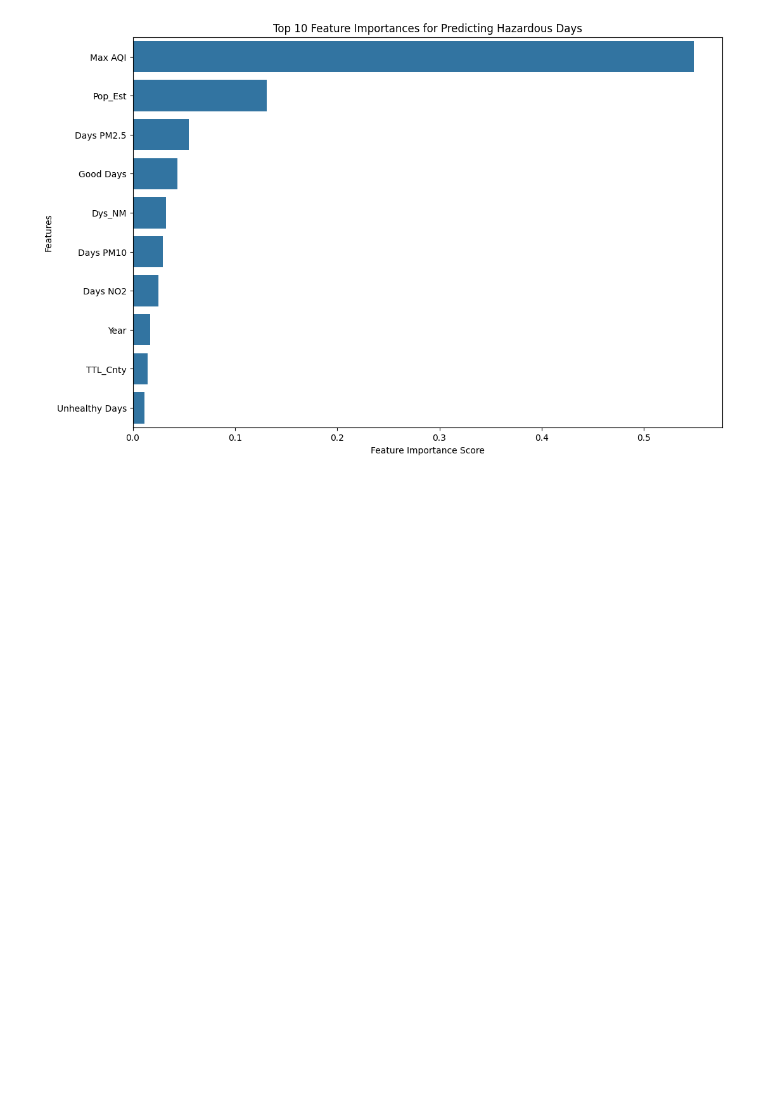
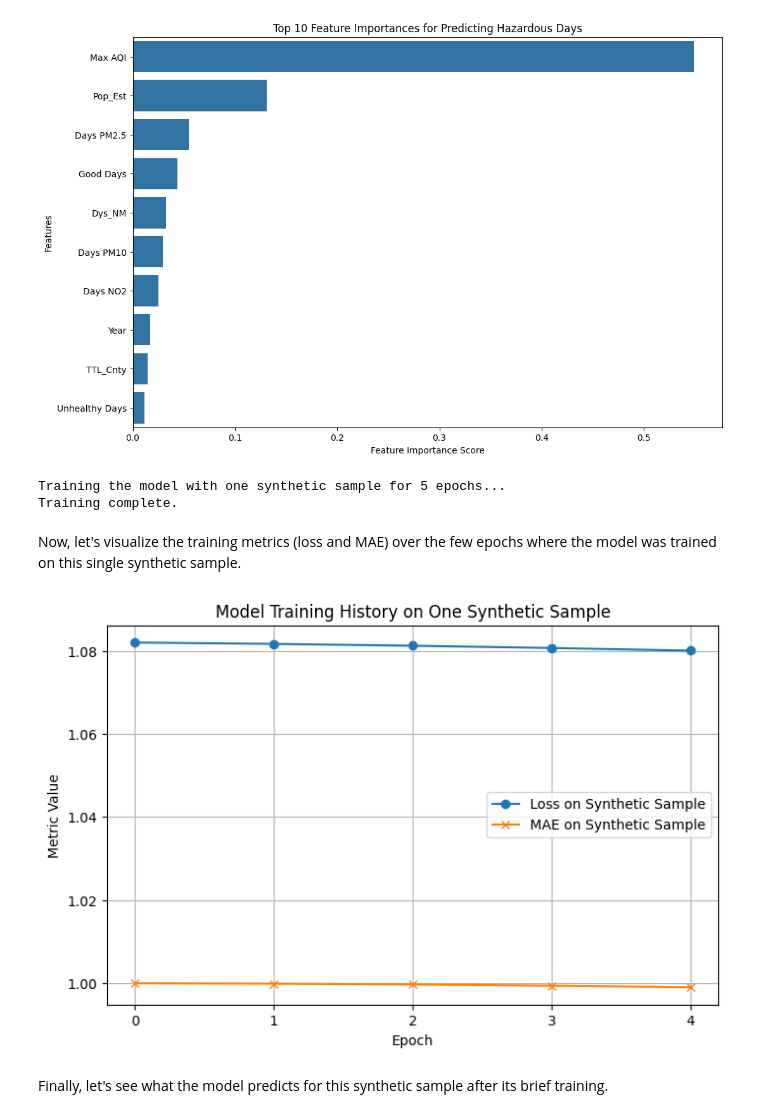
Before and after one commit to MuhammadTalha121/AQI_Analysis_from_1980-2022, a Jupyter notebook: AQI_Analysis_from_1980_2022.ipynb, the cells around one changed output. Cells and saved outputs as stored; diff of their text form; code cells hidden in the pictures; blank space fills up the shorter version.

```diff
--- a/AQI_Analysis_from_1980_2022.ipynb
+++ b/AQI_Analysis_from_1980_2022.ipynb
@@ -907,0 +901,5 @@ plt.show()
+# %%
+from sklearn.ensemble import RandomForestRegressor
+
+model = RandomForestRegressor(n_estimators=100, random_state=42)
+model.fit(X_train, y_train)
@@ -1038,3 +955,43 @@ plt.ylabel('Features')
 plt.show()
 # %% [output]
 [figure]
+# %%
+import numpy as np
+import matplotlib.pyplot as plt
+
+# Create a synthetic sample by taking the mean of the training data
+synthetic_X_values = X_train.mean().values.reshape(1, -1)
+synthetic_y_value = np.array([1.0])  # Assign a plausible 'Hazardous Days' value
+
+# Scale the synthetic sample using the already fitted standard_scaler
+synthetic_X_scaled = standard_scaler.transform(synthetic_X_values)
+
+print("Training the model with one synthetic sample for 5 epochs...")
+# Train the existing neu_model with the synthetic sample
+# verbose=0 to suppress per-epoch output, as it's a very short training run
+history_synthetic = neu_model.fit(synthetic_X_scaled, synthetic_y_value, batch_size=1, epochs=5, verbose=0)
+print("Training complete.")
+# %% [output]
+Training the model with one synthetic sample for 5 epochs...
+Training complete.
+# %% [markdown]
+Now, let's visualize the training metrics (loss and MAE) over the few epochs where the model was trained on this single synthetic sample.
+# %%
+# Extract training metrics for the synthetic sample
+synthetic_training_loss = history_synthetic.history['loss']
+synthetic_training_mae = history_synthetic.history['mae']
+
+plt.figure(figsize=(8, 5))
+plt.plot(synthetic_training_loss, label='Loss on Synthetic Sample', marker='o')
+plt.plot(synthetic_training_mae, label='MAE on Synthetic Sample', marker='x')
+plt.title('Model Training History on One Synthetic Sample')
+plt.xlabel('Epoch')
+plt.ylabel('Metric Value')
+plt.xticks(range(len(synthetic_training_loss))) # Ensure x-axis ticks match epochs
+plt.legend()
+plt.grid(True)
+plt.show()
+# %% [output]
+[figure, added]
+# %% [markdown]
+Finally, let's see what the model predicts for this synthetic sample after its brief training.
```
Also changed, not shown: parts of 16 cells of this notebook.
